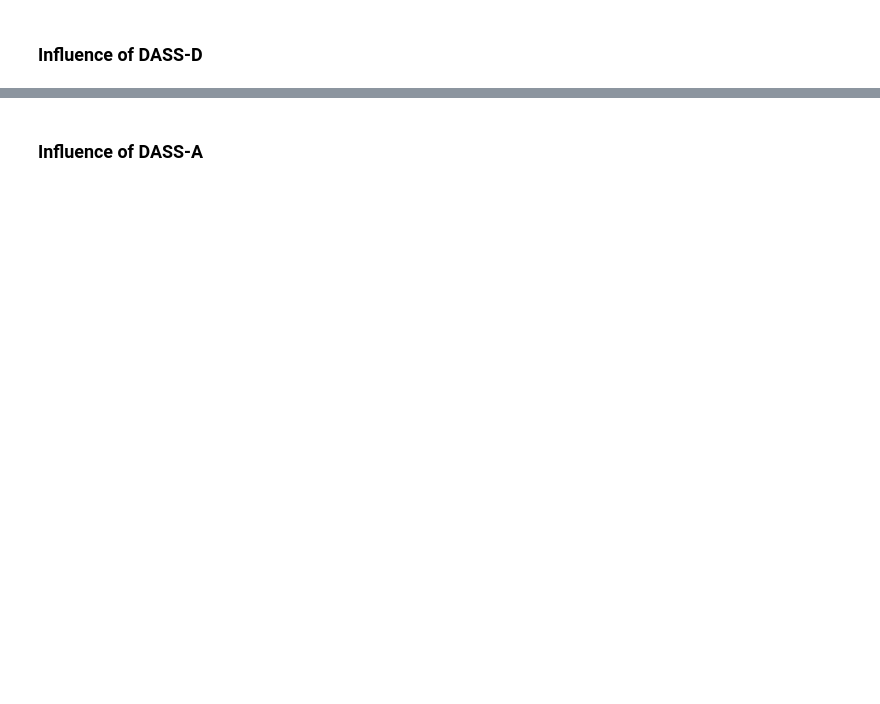
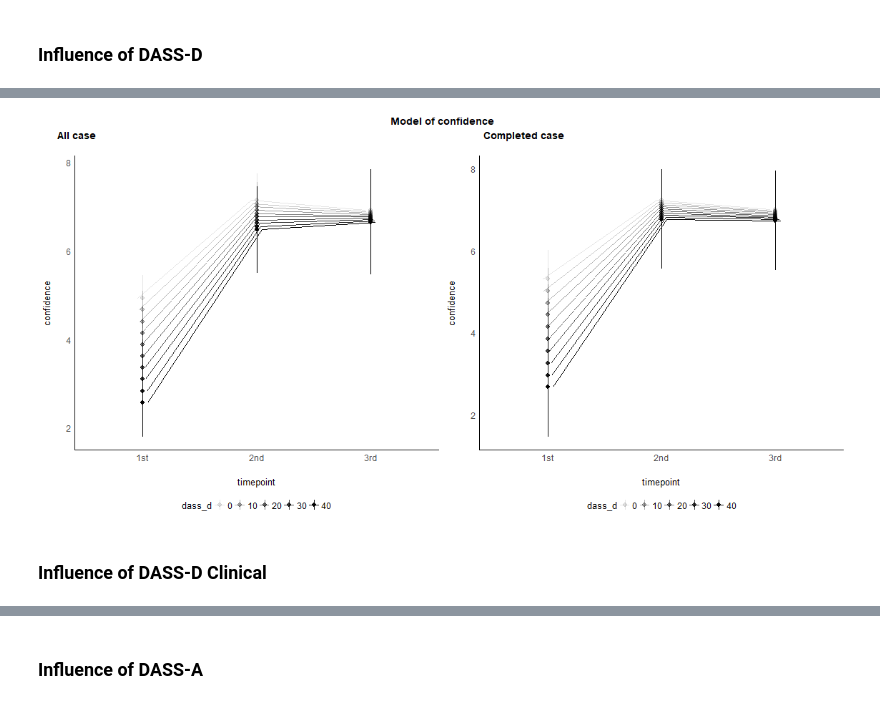
Before and after one commit to chankalong/sst, a Jupyter notebook: sst_analysis.ipynb, the cells around one changed output, grey strips where cells are left out. Saved outputs shown, nothing was run; the diff lists cells and outputs as text; code cells hidden in the pictures; blank space fills up the shorter version.

```diff
--- a/sst_analysis.ipynb
+++ b/sst_analysis.ipynb
@@ -232,0 +345,17 @@ plt_model_confidence_dass_d
+# %%
+%%R -i sst_data_r -i sst_data_r_completed -w 40 -h 20 --units cm
+plt_model_confidence_dass_d_all <- plot(estimate_means(model_confidence_dass_d_all, at = c("timepoint", "dass_d"))) + theme_modern(legend.position = "bottom") + ggtitle("")
+plt_model_confidence_dass_d_all$layers[[1]] <- NULL
+#plt_model_goal_dass_d_all
+
+plt_model_confidence_dass_d_completed <- plot(estimate_means(model_confidence_dass_d_completed, at = c("timepoint", "dass_d"))) + theme_modern(legend.position = "bottom") + ggtitle("")
+plt_model_confidence_dass_d_completed$layers[[1]] <- NULL
+#plt_model_goal_dass_d_completed
+
+ggarrange(plt_model_confidence_dass_d_all, plt_model_confidence_dass_d_completed,
+                    labels = c("All case", "Completed case"),
+                    ncol = 2, nrow = 1) %>% annotate_figure(top = text_grob("Model of confidence", face = "bold", size = 14))
+# %% [output]
+[figure, added]
+# %% [markdown]
+### Influence of DASS-D Clinical
```
Also changed, not shown: parts of 64 cells of this notebook.
